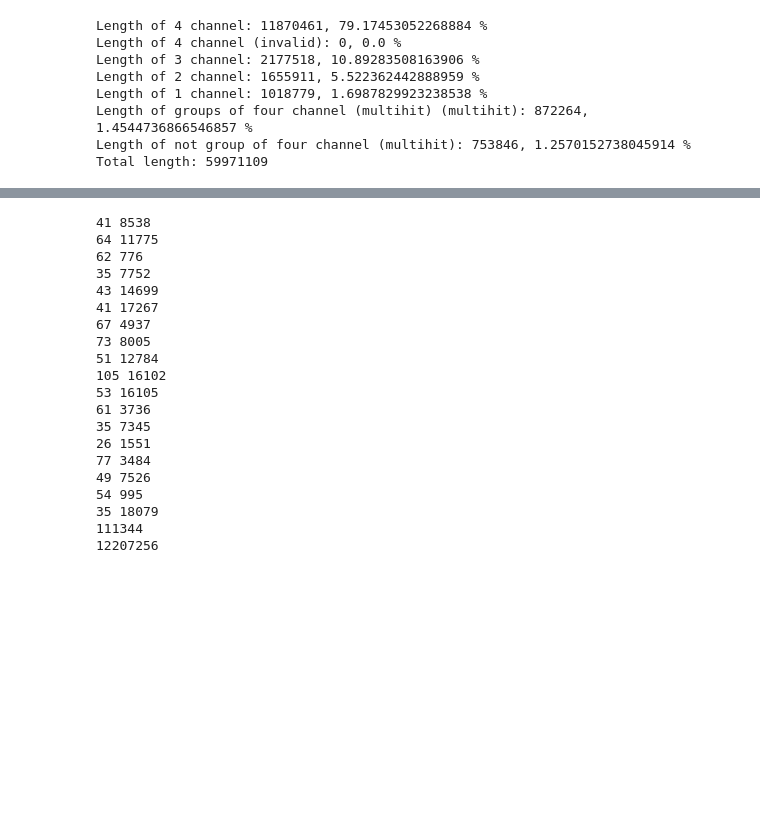
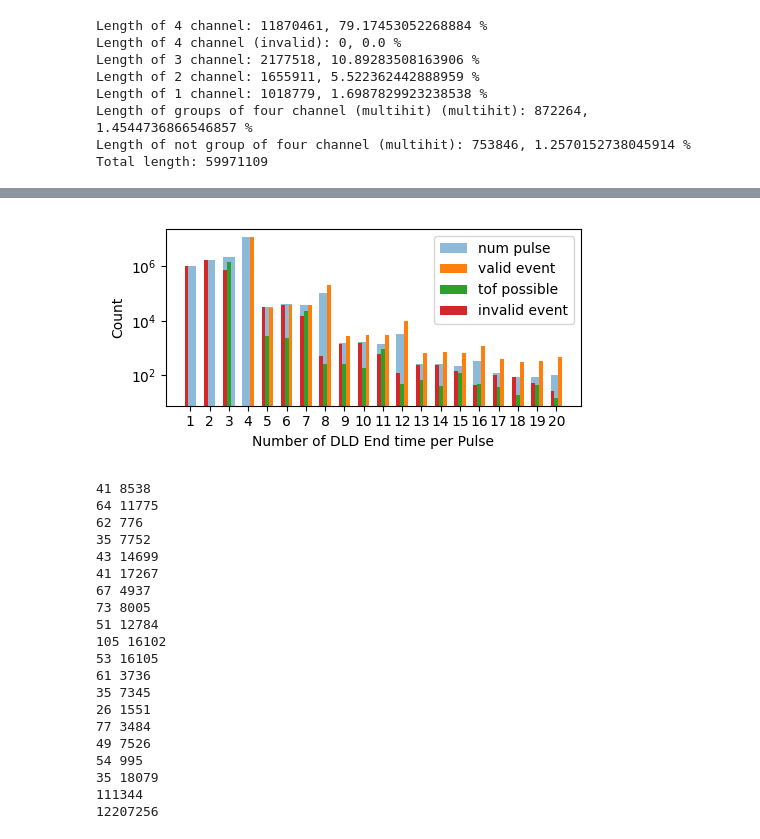
Before and after one commit to mmonajem/pyoxcart, a Jupyter notebook: pyccapt/calibration/tutorials/jupyter_files/raw_data_analysis.ipynb, the cells around one changed output, grey strips where cells are left out. Saved outputs shown, nothing was run; the diff lists cells and outputs as text; code cells hidden in the pictures; blank space fills up the shorter version.

```diff
--- a/pyccapt/calibration/tutorials/jupyter_files/raw_data_analysis.ipynb
+++ b/pyccapt/calibration/tutorials/jupyter_files/raw_data_analysis.ipynb
@@ -536,3 +459,42 @@ plt.show()
+# %%
+# Sort the dictionary by keys (channel lengths)
+# sorted_lengths = sorted(channel_lengths.items())
+# Extract the sorted lengths and counts
+# lengths_all, counts_all = zip(*sorted_lengths)
+bins = np.arange(1, 500)
+channel_lengths_arr = np.array(list(channel_lengths.values()))
+channel_lengths_event_valid_arr = np.array(list(channel_lengths_event_valid.values()))
+channel_lengths_tof_valid_arr = np.array(list(channel_lengths_tof_valid.values()))
+channel_lengths_invalid_arr = np.array(list(channel_lengths_invalid.values()))
+
+index = 20
+channel_lengths_arr = channel_lengths_arr[:index]
+channel_lengths_event_valid_arr = channel_lengths_event_valid_arr[:index]
+channel_lengths_tof_valid_arr = channel_lengths_tof_valid_arr[:index]
+channel_lengths_invalid_arr = channel_lengths_invalid_arr[:index]
+
+# Define the width of the bars
+width = 0.2
+fig, ax = plt.subplots(figsize=(5,2.5))
+# Plot bar charts for all arrays
+plt.bar(bins[:index], channel_lengths_arr, width=width*3, label='num pulse', alpha=0.5)
+plt.bar(bins[:index] + width, channel_lengths_event_valid_arr, width=width, label='valid event')
+plt.bar(bins[:index], channel_lengths_tof_valid_arr, width=width, label='tof possible')
+plt.bar(bins[:index] - width, channel_lengths_invalid_arr, width=width, label='invalid event')
+
+ax.set_xlabel('Number of DLD End time per Pulse', fontsize=10)
+plt.xticks(bins[:index], [str(i) for i in range(1, index+1)])
+ax.set_ylabel('Count', fontsize=10)
+ax.set_yscale('log')
+plt.legend(loc='upper right')
+plt.tight_layout()
+from matplotlib import rcParams
+rcParams['svg.fonttype'] = 'none'
+plt.savefig("raw_stat.svg", format="svg", dpi=600)
+plt.savefig("raw_stat.png", format="png", dpi=600)
+plt.show()
+# %% [output]
+[figure, added]
 # %%
 count = 0
 multi_hit = 0
```
Also changed, not shown: parts of 6 cells of this notebook, 5 other files.
